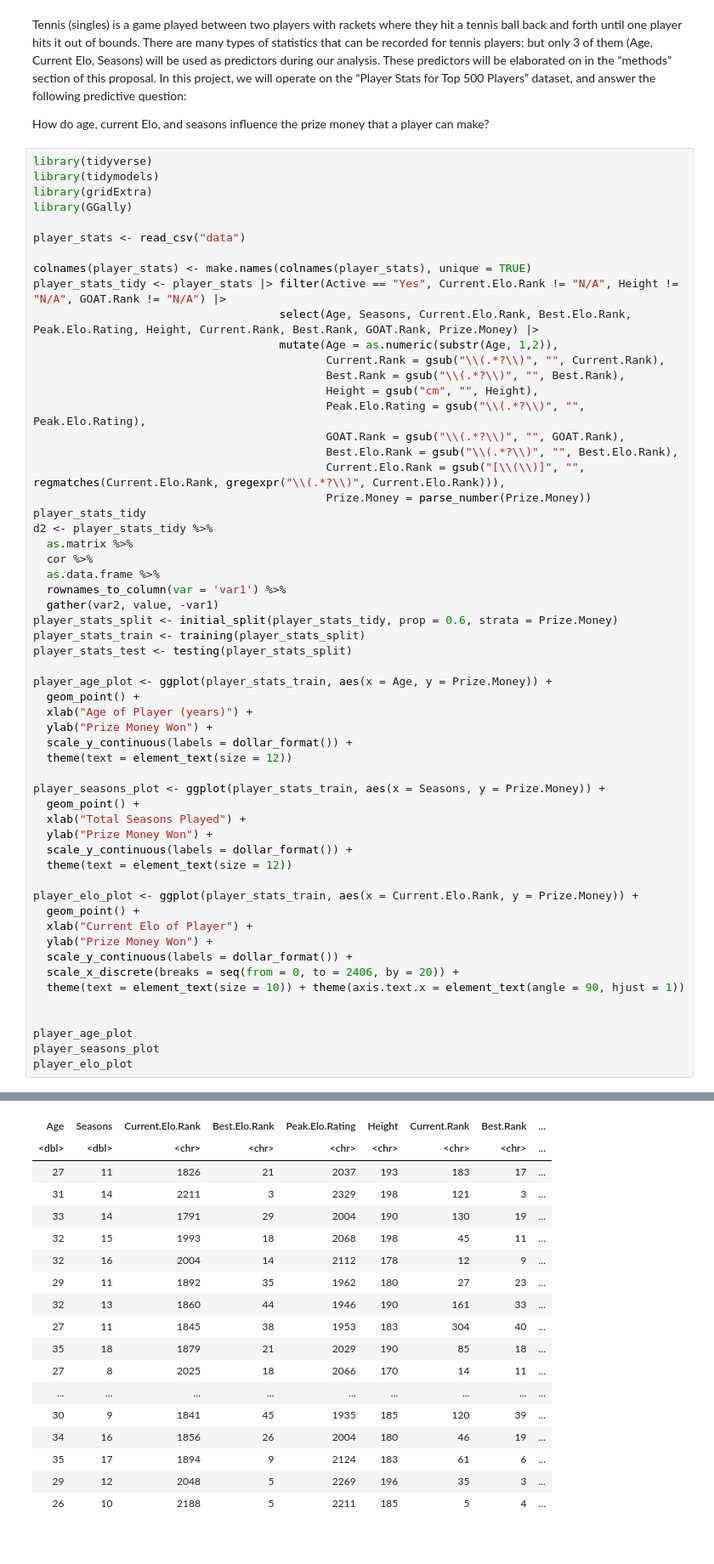
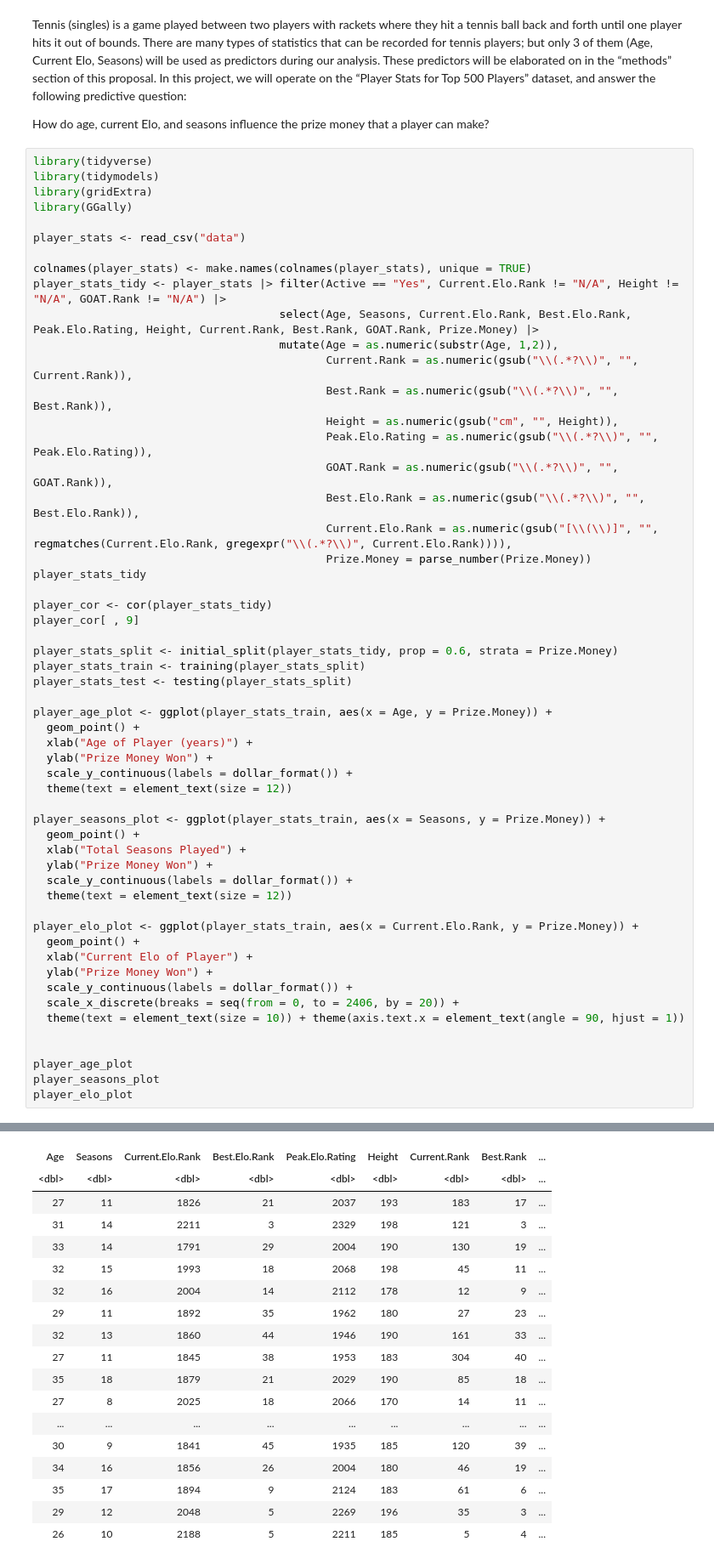
Before and after one commit to harmonyam/dsci100_project, a Jupyter notebook: project_proposal.ipynb, the cells around one changed output, grey strips where cells are left out. Shown at 85% size. Saved outputs shown, nothing was run; the diff lists cells and outputs as text.

```diff
--- a/project_proposal.ipynb
+++ b/project_proposal.ipynb
@@ -18,21 +18,19 @@ colnames(player_stats) <- make.names(colnames(player_stats), unique = TRUE)
 player_stats_tidy <- player_stats |> filter(Active == "Yes", Current.Elo.Rank != "N/A", Height != "N/A", GOAT.Rank != "N/A") |>
                                      select(Age, Seasons, Current.Elo.Rank, Best.Elo.Rank, Peak.Elo.Rating, Height, Current.Rank, Best.Rank, GOAT.Rank, Prize.Money) |>
                                      mutate(Age = as.numeric(substr(Age, 1,2)),
-                                            Current.Rank = gsub("\\(.*?\\)", "", Current.Rank),
-                                            Best.Rank = gsub("\\(.*?\\)", "", Best.Rank),
-                                            Height = gsub("cm", "", Height),
-                                            Peak.Elo.Rating = gsub("\\(.*?\\)", "", Peak.Elo.Rating),
-                                            GOAT.Rank = gsub("\\(.*?\\)", "", GOAT.Rank),
-                                            Best.Elo.Rank = gsub("\\(.*?\\)", "", Best.Elo.Rank),
-                                            Current.Elo.Rank = gsub("[\\(\\)]", "", regmatches(Current.Elo.Rank, gregexpr("\\(.*?\\)", Current.Elo.Rank))),
+                                            Current.Rank = as.numeric(gsub("\\(.*?\\)", "", Current.Rank)),
+                                            Best.Rank = as.numeric(gsub("\\(.*?\\)", "", Best.Rank)),
+                                            Height = as.numeric(gsub("cm", "", Height)),
+                                            Peak.Elo.Rating = as.numeric(gsub("\\(.*?\\)", "", Peak.Elo.Rating)),
+                                            GOAT.Rank = as.numeric(gsub("\\(.*?\\)", "", GOAT.Rank)),
+                                            Best.Elo.Rank = as.numeric(gsub("\\(.*?\\)", "", Best.Elo.Rank)),
+                                            Current.Elo.Rank = as.numeric(gsub("[\\(\\)]", "", regmatches(Current.Elo.Rank, gregexpr("\\(.*?\\)", Current.Elo.Rank)))),
                                             Prize.Money = parse_number(Prize.Money))
 player_stats_tidy
-d2 <- player_stats_tidy %>%
-  as.matrix %>%
-  cor %>%
-  as.data.frame %>%
-  rownames_to_column(var = 'var1') %>%
-  gather(var2, value, -var1)
+
+player_cor <- cor(player_stats_tidy)
+player_cor[ , 9]
+
 player_stats_split <- initial_split(player_stats_tidy, prop = 0.6, strata = Prize.Money)
 player_stats_train <- training(player_stats_split)
 player_stats_test <- testing(player_stats_split)
@@ -49,34 +47,34 @@ player_seasons_plot <- ggplot(player_stats_train, aes(x = Seasons, y = Prize.Mon
   xlab("Total Seasons Played") +
   ylab("Prize Money Won") +
   scale_y_continuous(labels = dollar_format()) +
   theme(text = element_text(size = 12))
 
 player_elo_plot <- ggplot(player_stats_train, aes(x = Current.Elo.Rank, y = Prize.Money)) +
   geom_point() +
   xlab("Current Elo of Player") +
   ylab("Prize Money Won") +
   scale_y_continuous(labels = dollar_format()) +
   scale_x_discrete(breaks = seq(from = 0, to = 2406, by = 20)) +
   theme(text = element_text(size = 10)) + theme(axis.text.x = element_text(angle = 90, hjust = 1))
 
 
 player_age_plot
 player_seasons_plot
 player_elo_plot
 # %% [output]
 New names:
 • `` -> `...1`
 Rows: 500 Columns: 38
 ── Column specification ────────────────────────────────────────────────────────
 Delimiter: ","
 chr (25): Age, Country, Plays, Wikipedia, Current Rank, Best Rank, Name, Bac...
 dbl (13): ...1, Turned Pro, Seasons, Titles, Best Season, Retired, Masters, ...
 
 ℹ Use `spec()` to retrieve the full column specification for this data.
 ℹ Specify the column types or set `show_col_types = FALSE` to quiet this message.
 A tibble: 68 × 10
 | Age | Seasons | Current.Elo.Rank | Best.Elo.Rank | Peak.Elo.Rating | Height | Current.Rank | Best.Rank | ... |
-| <dbl> | <dbl> | <chr> | <chr> | <chr> | <chr> | <chr> | <chr> | ... |
+| <dbl> | <dbl> | <dbl> | <dbl> | <dbl> | <dbl> | <dbl> | <dbl> | ... |
 | 27 | 11 | 1826 | 21 | 2037 | 193 | 183 | 17 | ... |
 | 31 | 14 | 2211 | 3 | 2329 | 198 | 121 | 3 | ... |
 | 33 | 14 | 1791 | 29 | 2004 | 190 | 130 | 19 | ... |
```
Also changed, not shown: parts of 1 cell of this notebook.
